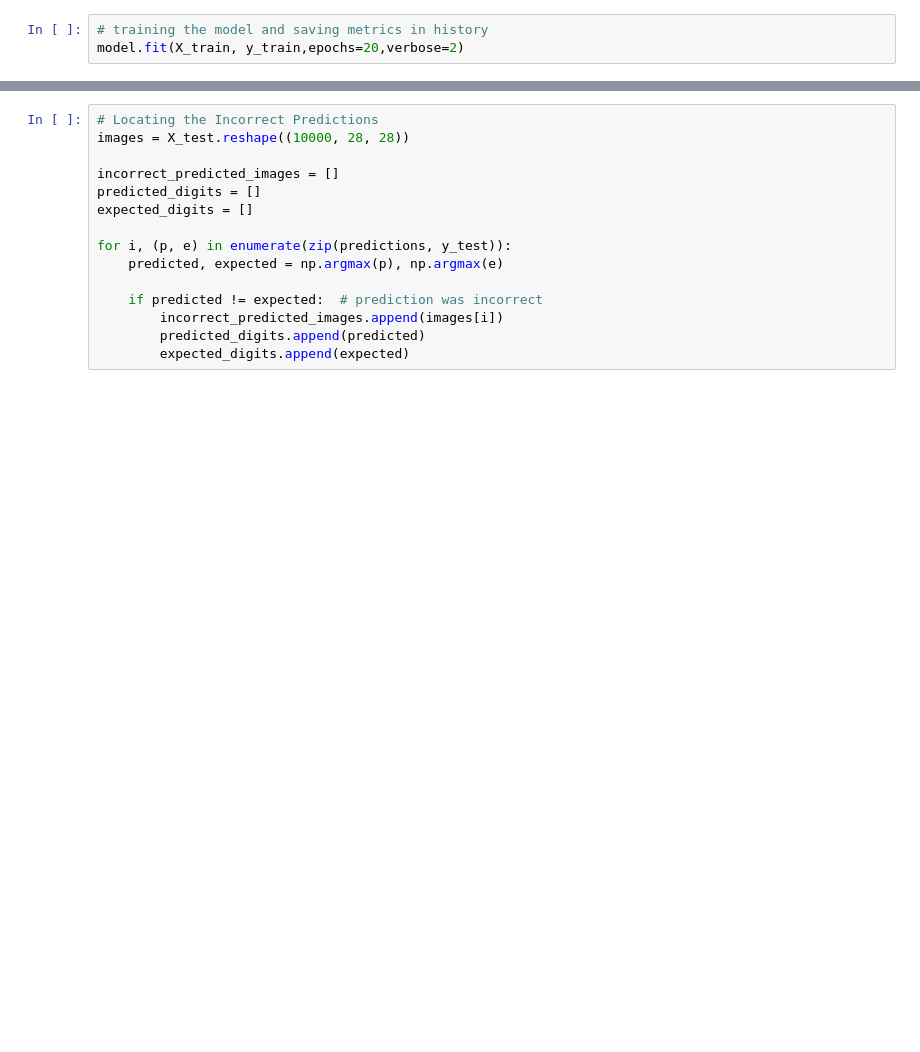
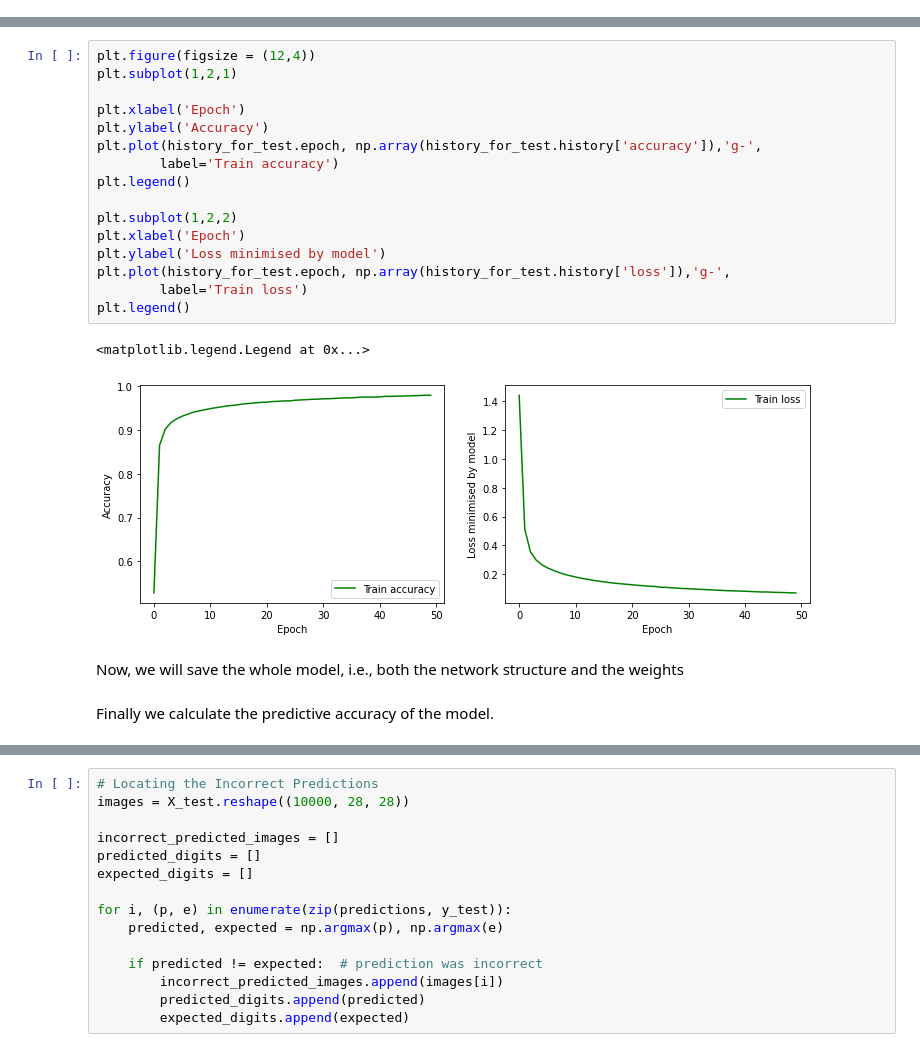
Before and after one commit to HOGENT-Databases/DB3-Workshops, a Jupyter notebook: notebooks/ANN_Digit_Recognition.ipynb, the cells around one changed output, grey strips where cells are left out. Drawn from its saved outputs; the diff is of its cells as text; blank space fills up the shorter version.

```diff
--- a/notebooks/ANN_Digit_Recognition.ipynb
+++ b/notebooks/ANN_Digit_Recognition.ipynb
@@ -178,3 +24,0 @@ Just like in Scikit-learn we train the model by using the `fit` function. Beside
-# %%
-# training the model and saving metrics in history
-model.fit(X_train, y_train,epochs=20,verbose=2)
@@ -260,0 +310,23 @@ for index, probability in enumerate(predictions[0]):
+# %%
+plt.figure(figsize = (12,4))
+plt.subplot(1,2,1)
+
+plt.xlabel('Epoch')
+plt.ylabel('Accuracy')
+plt.plot(history_for_test.epoch, np.array(history_for_test.history['accuracy']),'g-',
+        label='Train accuracy')
+plt.legend()
+
+plt.subplot(1,2,2)
+plt.xlabel('Epoch')
+plt.ylabel('Loss minimised by model')
+plt.plot(history_for_test.epoch, np.array(history_for_test.history['loss']),'g-',
+        label='Train loss')
+plt.legend()
+# %% [output]
+<matplotlib.legend.Legend at 0x...>
+[figure, added]
+# %% [markdown]
+Now, we will save the whole model, i.e., both the network structure and the weights
+# %% [markdown]
+Finally we calculate the predictive accuracy of the model.
```
Also changed, not shown: parts of 42 cells of this notebook.
